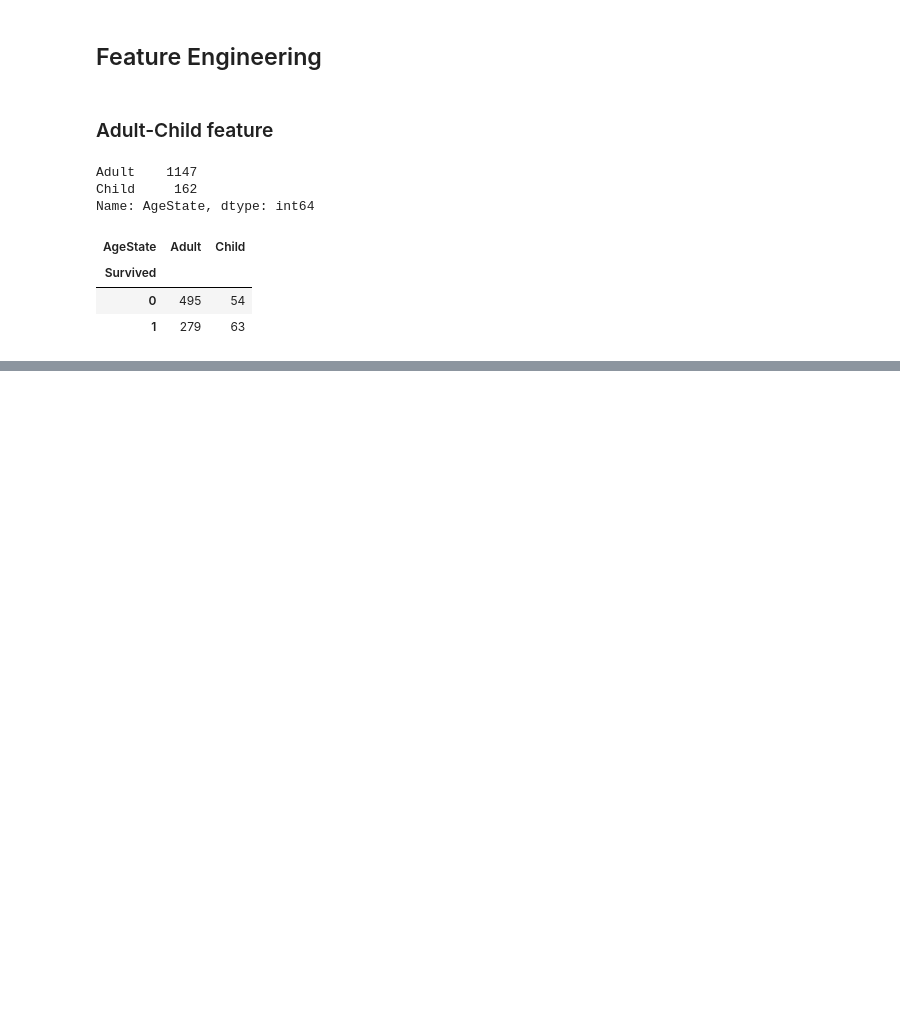
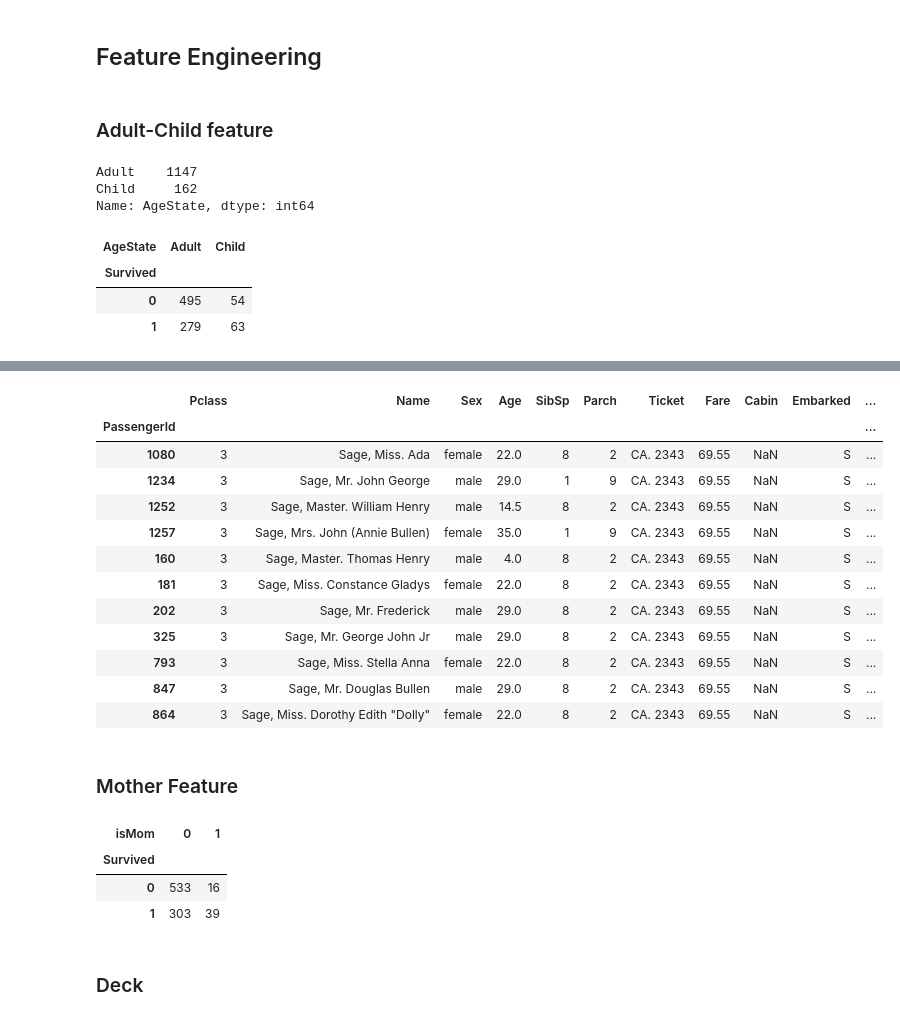
Before and after one commit to Hariru4/titanic_challenge, a Jupyter notebook: Notebooks/1.0_data_exploration.ipynb, the cells around one changed output, grey strips where cells are left out. Drawn from its saved outputs; the diff is of its cells as text; code cells hidden in the pictures; blank space fills up the shorter version.

```diff
--- a/Notebooks/1.0_data_exploration.ipynb
+++ b/Notebooks/1.0_data_exploration.ipynb
@@ -620,0 +630,18 @@ pd.crosstab(full_df[full_df.Survived != -4].Survived,full_df[full_df.Survived !=
+# %%
+full_df.loc[full_df.FamilySize == full_df.FamilySize.max()]
+# %% [output]
+|  | Pclass | Name | Sex | Age | SibSp | Parch | Ticket | Fare | Cabin | Embarked | ... |
+| PassengerId |  |  |  |  |  |  |  |  |  |  | ... |
+| 1080 | 3 | Sage, Miss. Ada | female | 22.0 | 8 | 2 | CA. 2343 | 69.55 | NaN | S | ... |
+| 1234 | 3 | Sage, Mr. John George | male | 29.0 | 1 | 9 | CA. 2343 | 69.55 | NaN | S | ... |
+| 1252 | 3 | Sage, Master. William Henry | male | 14.5 | 8 | 2 | CA. 2343 | 69.55 | NaN | S | ... |
+| 1257 | 3 | Sage, Mrs. John (Annie Bullen) | female | 35.0 | 1 | 9 | CA. 2343 | 69.55 | NaN | S | ... |
+| 160 | 3 | Sage, Master. Thomas Henry | male | 4.0 | 8 | 2 | CA. 2343 | 69.55 | NaN | S | ... |
+| 181 | 3 | Sage, Miss. Constance Gladys | female | 22.0 | 8 | 2 | CA. 2343 | 69.55 | NaN | S | ... |
+| 202 | 3 | Sage, Mr. Frederick | male | 29.0 | 8 | 2 | CA. 2343 | 69.55 | NaN | S | ... |
+| 325 | 3 | Sage, Mr. George John Jr | male | 29.0 | 8 | 2 | CA. 2343 | 69.55 | NaN | S | ... |
+| 793 | 3 | Sage, Miss. Stella Anna | female | 22.0 | 8 | 2 | CA. 2343 | 69.55 | NaN | S | ... |
+| 847 | 3 | Sage, Mr. Douglas Bullen | male | 29.0 | 8 | 2 | CA. 2343 | 69.55 | NaN | S | ... |
+| 864 | 3 | Sage, Miss. Dorothy Edith "Dolly" | female | 22.0 | 8 | 2 | CA. 2343 | 69.55 | NaN | S | ... |
+# %% [markdown]
+### Mother Feature
@@ -620,0 +650,9 @@ pd.crosstab(full_df[full_df.Survived != -4].Survived,full_df[full_df.Survived !=
+# %%
+pd.crosstab(full_df[full_df.Survived != -4].Survived, full_df[full_df.Survived != -4].isMom)
+# %% [output]
+| isMom | 0 | 1 |
+| Survived |  |  |
+| 0 | 533 | 16 |
+| 1 | 303 | 39 |
+# %% [markdown]
+### Deck
```
Also changed, not shown: parts of 29 cells of this notebook, 2 other files.
